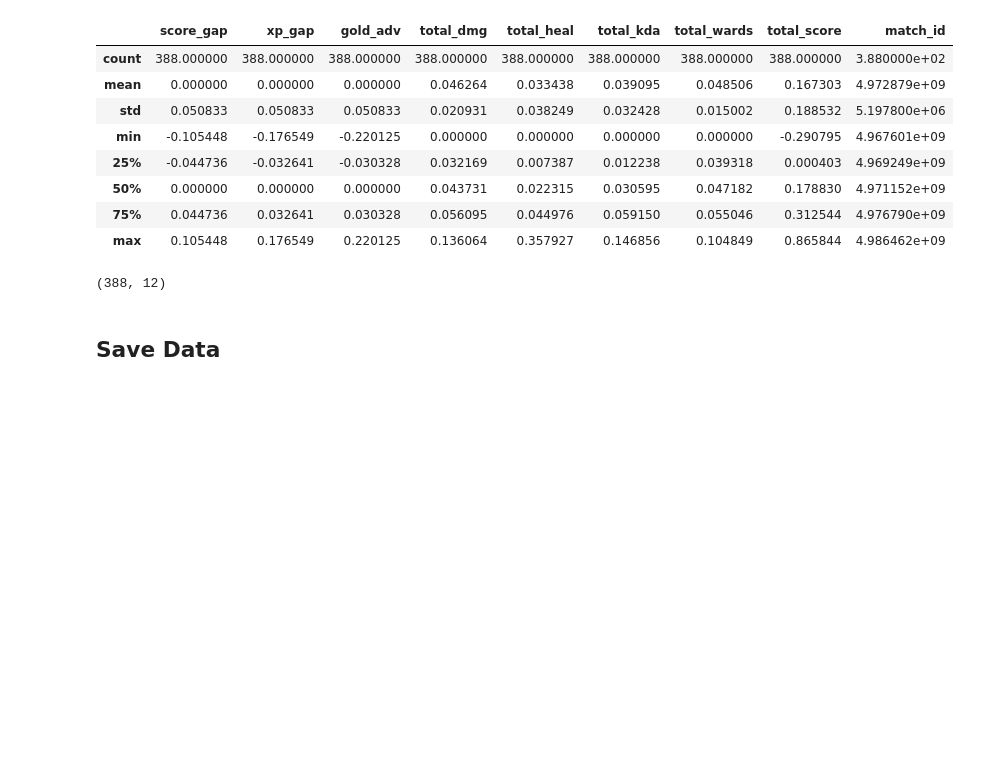
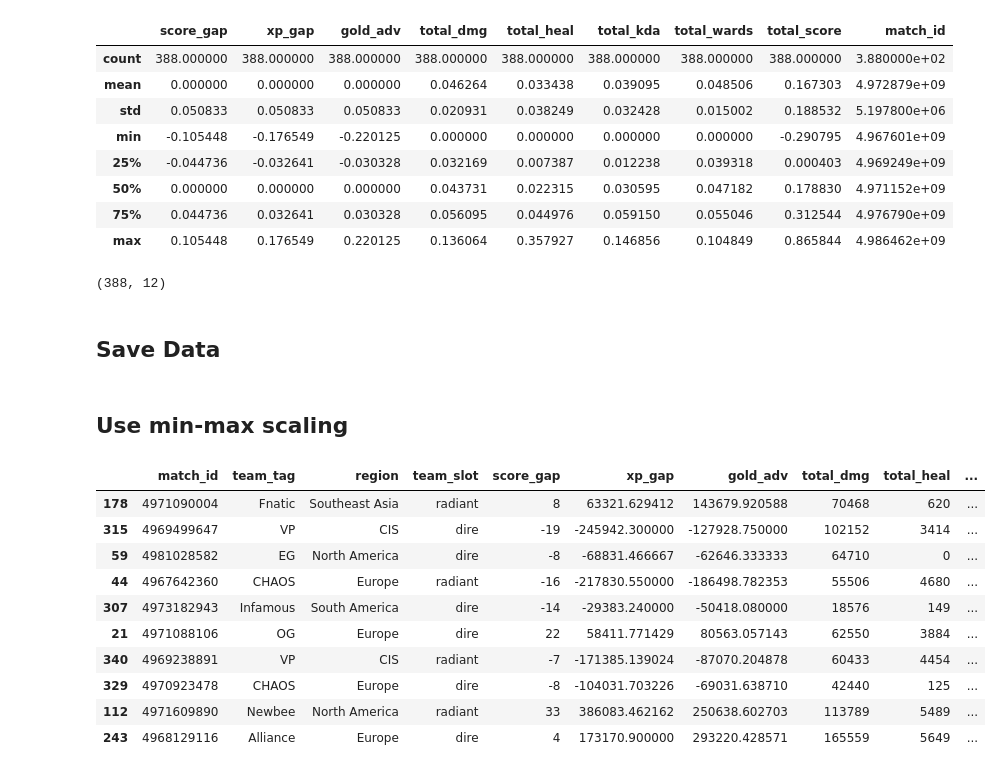
Before and after one commit to geoph9/BDA-Project, a Jupyter notebook: transformation.ipynb, the cells around one changed output. Cells and saved outputs as stored; diff of their text form; code cells hidden in the pictures; blank space fills up the shorter version.

Commit message:
add min max scaling

```diff
--- a/transformation.ipynb
+++ b/transformation.ipynb
@@ -269,3 +269,25 @@ matches_norm.shape
 ## Save Data
 # %%
 matches_norm.to_csv("./data/matches_normalized.csv", index=False)
+# %% [markdown]
+## Use min-max scaling
+# %%
+for col in columns_to_scale:
+    col_min = np.min(complete_df[col].values)
+    col_max = np.max(complete_df[col].values)
+    complete_df[col+"_scaled"] = complete_df[col].apply(lambda x: (x-col_min)/(col_max-col_min))
+cols_tmp = [col+"_scaled" for col in columns_to_scale]
+complete_df['total_score'] = [complete_df[cols_tmp].iloc[i].sum() for i in range(len(complete_df))]
+complete_df.sample(10)
+# %% [output]
+|  | match_id | team_tag | region | team_slot | score_gap | xp_gap | gold_adv | total_dmg | total_heal | ... |
+| 178 | 4971090004 | Fnatic | Southeast Asia | radiant | 8 | 63321.629412 | 143679.920588 | 70468 | 620 | ... |
+| 315 | 4969499647 | VP | CIS | dire | -19 | -245942.300000 | -127928.750000 | 102152 | 3414 | ... |
+| 59 | 4981028582 | EG | North America | dire | -8 | -68831.466667 | -62646.333333 | 64710 | 0 | ... |
+| 44 | 4967642360 | CHAOS | Europe | radiant | -16 | -217830.550000 | -186498.782353 | 55506 | 4680 | ... |
+| 307 | 4973182943 | Infamous | South America | dire | -14 | -29383.240000 | -50418.080000 | 18576 | 149 | ... |
+| 21 | 4971088106 | OG | Europe | dire | 22 | 58411.771429 | 80563.057143 | 62550 | 3884 | ... |
+| 340 | 4969238891 | VP | CIS | radiant | -7 | -171385.139024 | -87070.204878 | 60433 | 4454 | ... |
+| 329 | 4970923478 | CHAOS | Europe | dire | -8 | -104031.703226 | -69031.638710 | 42440 | 125 | ... |
+| 112 | 4971609890 | Newbee | North America | radiant | 33 | 386083.462162 | 250638.602703 | 113789 | 5489 | ... |
+| 243 | 4968129116 | Alliance | Europe | dire | 4 | 173170.900000 | 293220.428571 | 165559 | 5649 | ... |
```
Also changed, not shown: parts of 4 cells of this notebook, 1 other file.
